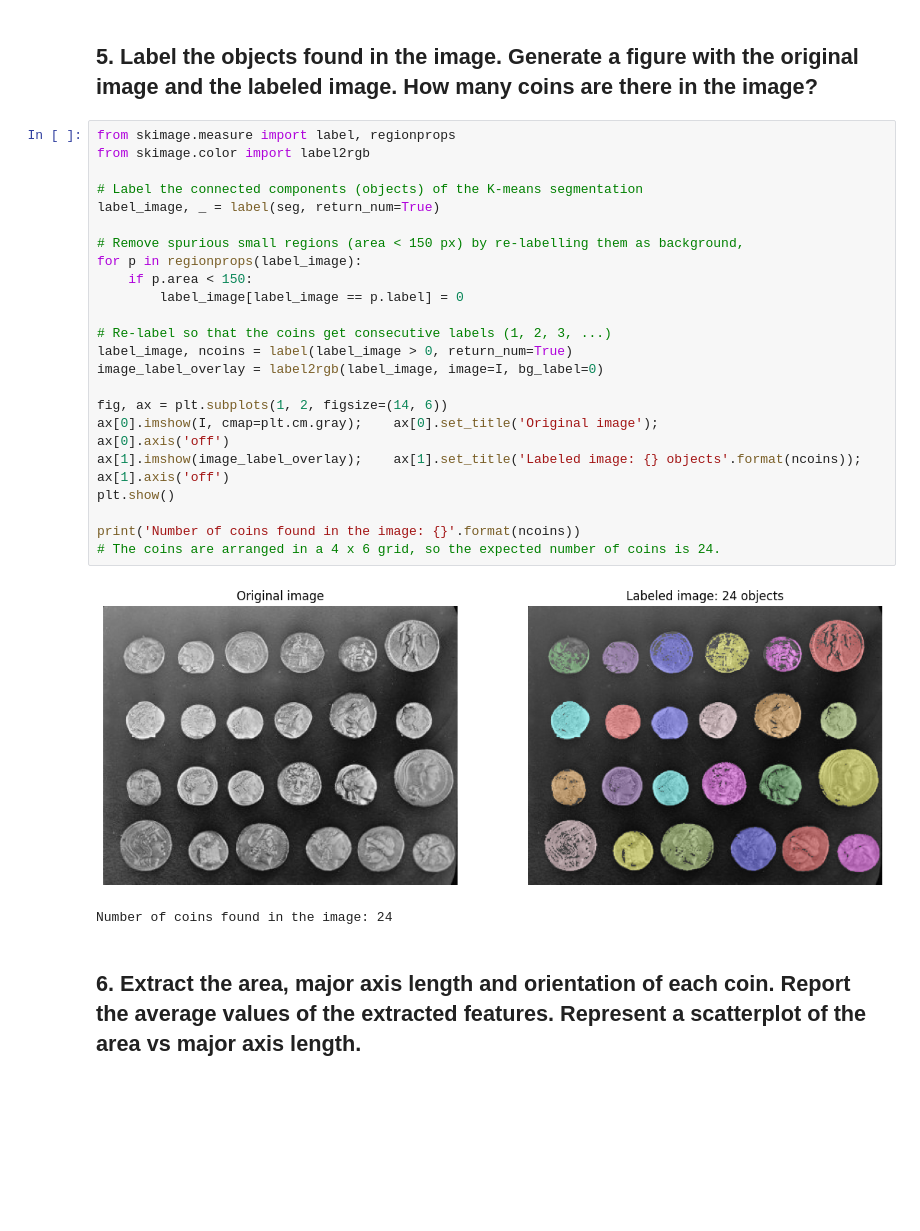
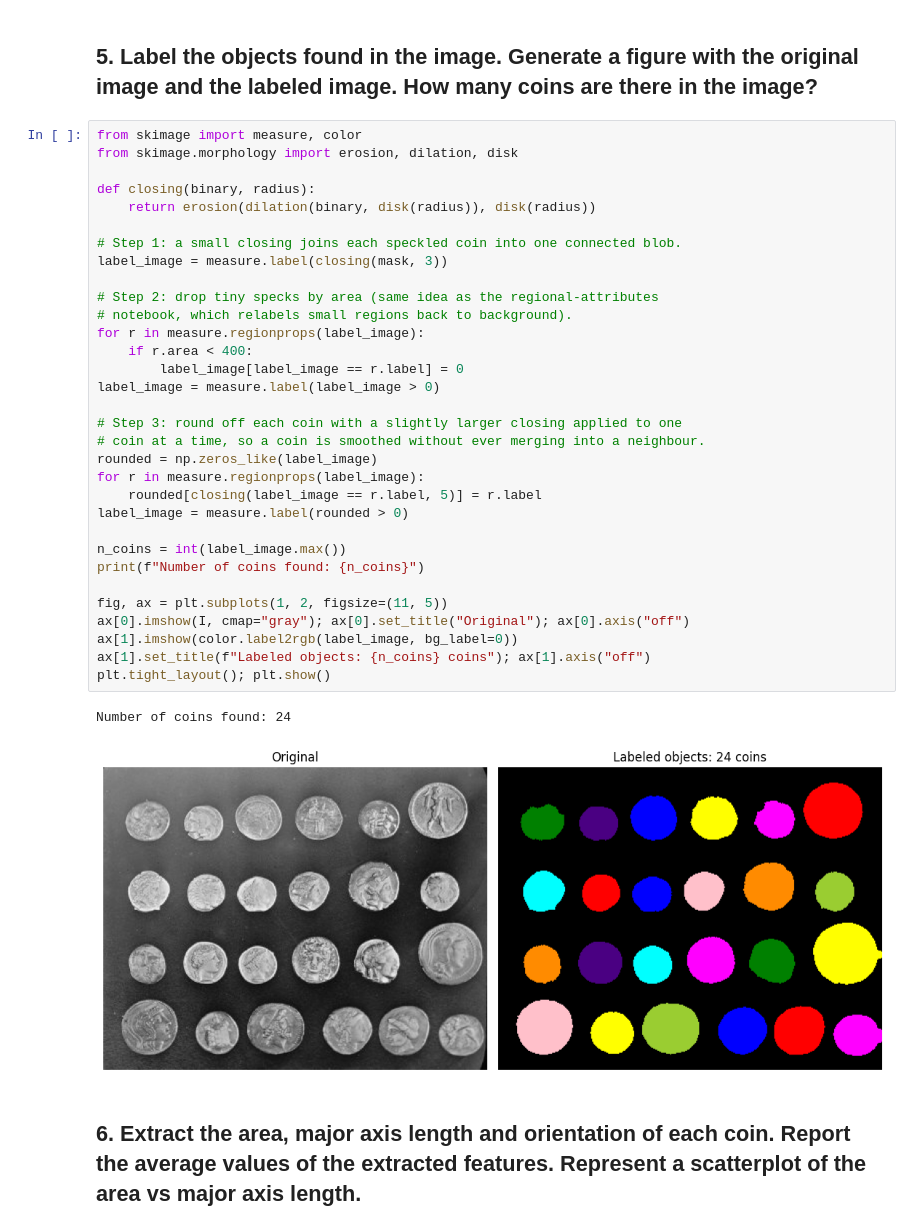
Before and after one commit to nhan123lise/Computer_Vision_Tirana, a Jupyter notebook: NguyenThiThanhNhan_Tirana_CV_Test.ipynb, the cells around one changed output. Saved outputs shown, nothing was run; the diff lists cells and outputs as text; blank space fills up the shorter version.

```diff
--- a/NguyenThiThanhNhan_Tirana_CV_Test.ipynb
+++ b/NguyenThiThanhNhan_Tirana_CV_Test.ipynb
@@ -138,31 +134,40 @@ Cluster centers (grayscale level): [ 26.5 128.3]
 # %% [markdown]
 ## 5. Label the objects found in the image. Generate a figure with the original image and the labeled image. How many coins are there in the image?
-# %%
-from skimage.measure import label, regionprops
-from skimage.color import label2rgb
-
-# Label the connected components (objects) of the K-means segmentation
-label_image, _ = label(seg, return_num=True)
-
-# Remove spurious small regions (area < 150 px) by re-labelling them as background,
-for p in regionprops(label_image):
-    if p.area < 150:
-        label_image[label_image == p.label] = 0
-
-# Re-label so that the coins get consecutive labels (1, 2, 3, ...)
-label_image, ncoins = label(label_image > 0, return_num=True)
-image_label_overlay = label2rgb(label_image, image=I, bg_label=0)
-
-fig, ax = plt.subplots(1, 2, figsize=(14, 6))
-ax[0].imshow(I, cmap=plt.cm.gray);    ax[0].set_title('Original image');                 ax[0].axis('off')
-ax[1].imshow(image_label_overlay);    ax[1].set_title('Labeled image: {} objects'.format(ncoins)); ax[1].axis('off')
-plt.show()
-
-print('Number of coins found in the image: {}'.format(ncoins))
-# The coins are arranged in a 4 x 6 grid, so the expected number of coins is 24.
-# %% [output]
-[figure, removed]
-Number of coins found in the image: 24
+# %%
+from skimage import measure, color
+from skimage.morphology import erosion, dilation, disk
+
+def closing(binary, radius):
+    return erosion(dilation(binary, disk(radius)), disk(radius))
+
+# Step 1: a small closing joins each speckled coin into one connected blob.
+label_image = measure.label(closing(mask, 3))
+
+# Step 2: drop tiny specks by area (same idea as the regional-attributes
+# notebook, which relabels small regions back to background).
+for r in measure.regionprops(label_image):
+    if r.area < 400:
+        label_image[label_image == r.label] = 0
+label_image = measure.label(label_image > 0)
+
+# Step 3: round off each coin with a slightly larger closing applied to one
+# coin at a time, so a coin is smoothed without ever merging into a neighbour.
+rounded = np.zeros_like(label_image)
+for r in measure.regionprops(label_image):
+    rounded[closing(label_image == r.label, 5)] = r.label
+label_image = measure.label(rounded > 0)
+
+n_coins = int(label_image.max())
+print(f"Number of coins found: {n_coins}")
+
+fig, ax = plt.subplots(1, 2, figsize=(11, 5))
+ax[0].imshow(I, cmap="gray"); ax[0].set_title("Original"); ax[0].axis("off")
+ax[1].imshow(color.label2rgb(label_image, bg_label=0))
+ax[1].set_title(f"Labeled objects: {n_coins} coins"); ax[1].axis("off")
+plt.tight_layout(); plt.show()
+# %% [output]
+Number of coins found: 24
+[figure, added]
 # %% [markdown]
 ## 6. Extract the area, major axis length and orientation of each coin. Report the average values of the extracted features. Represent a scatterplot of the area vs major axis length.
 # %%
```
Also changed, not shown: parts of 6 cells of this notebook.
